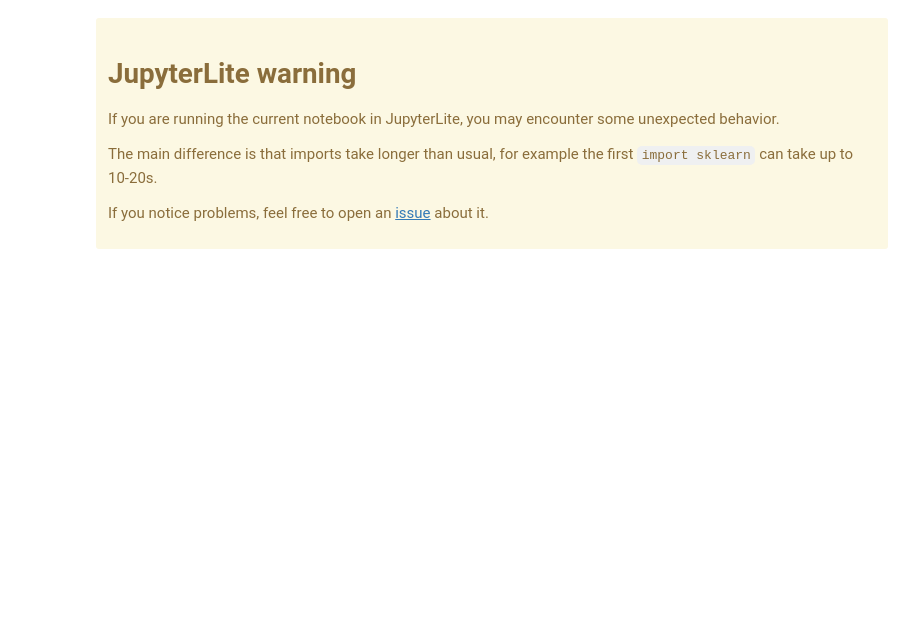
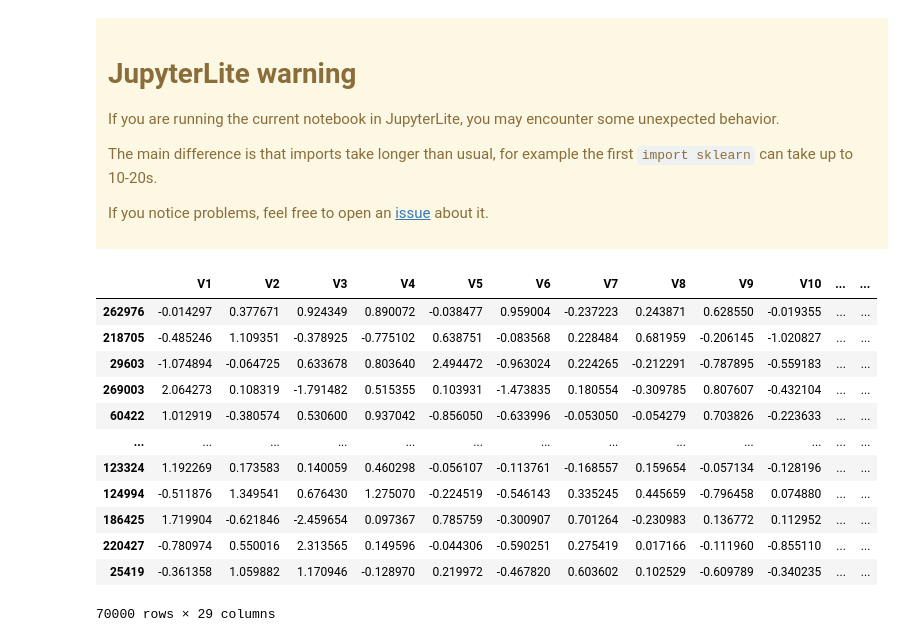
Before and after one commit to probabl-ai/youtube-appendix, a Jupyter notebook: 12-curse/optimizers-curse.ipynb, the cells around one changed output. Saved outputs shown, nothing was run; the diff lists cells and outputs as text; code cells hidden in the pictures; blank space fills up the shorter version.

```diff
--- a/12-curse/optimizers-curse.ipynb
+++ b/12-curse/optimizers-curse.ipynb
@@ -10,13 +10,35 @@ The main difference is that imports take longer than usual, for example the firs
 If you notice problems, feel free to open an [issue](https://github.com/probabl-ai/youtube-appendix/issues/new/choose) about it.
 </div>
 # %%
-%pip install sklego pyodide-http
+%pip install pyodide-http
 import pyodide_http
-from sklego.datasets import fetch_creditcard
+import numpy as np
+from sklearn.datasets import fetch_openml
 
 pyodide_http.patch_all()
-X, y = fetch_creditcard(return_X_y=True)
-X
+X, y = fetch_openml(data_id=1597, return_X_y=True)
+
+# Subsample the dataset to speed up this demo notebook
+n_samples = len(X)
+rng = np.random.default_rng(seed=42)
+indices = rng.choice(n_samples, size=70_000, replace=False)
+X_subsampled = X.iloc[indices]
+y_subsampled = y.iloc[indices]
+X_subsampled
+# %% [output]
+|  | V1 | V2 | V3 | V4 | V5 | V6 | V7 | V8 | V9 | V10 | ... | ... |
+| 262976 | -0.014297 | 0.377671 | 0.924349 | 0.890072 | -0.038477 | 0.959004 | -0.237223 | 0.243871 | 0.628550 | -0.019355 | ... | ... |
+| 218705 | -0.485246 | 1.109351 | -0.378925 | -0.775102 | 0.638751 | -0.083568 | 0.228484 | 0.681959 | -0.206145 | -1.020827 | ... | ... |
+| 29603 | -1.074894 | -0.064725 | 0.633678 | 0.803640 | 2.494472 | -0.963024 | 0.224265 | -0.212291 | -0.787895 | -0.559183 | ... | ... |
+| 269003 | 2.064273 | 0.108319 | -1.791482 | 0.515355 | 0.103931 | -1.473835 | 0.180554 | -0.309785 | 0.807607 | -0.432104 | ... | ... |
+| 60422 | 1.012919 | -0.380574 | 0.530600 | 0.937042 | -0.856050 | -0.633996 | -0.053050 | -0.054279 | 0.703826 | -0.223633 | ... | ... |
+| ... | ... | ... | ... | ... | ... | ... | ... | ... | ... | ... | ... | ... |
+| 123324 | 1.192269 | 0.173583 | 0.140059 | 0.460298 | -0.056107 | -0.113761 | -0.168557 | 0.159654 | -0.057134 | -0.128196 | ... | ... |
+| 124994 | -0.511876 | 1.349541 | 0.676430 | 1.275070 | -0.224519 | -0.546143 | 0.335245 | 0.445659 | -0.796458 | 0.074880 | ... | ... |
+| 186425 | 1.719904 | -0.621846 | -2.459654 | 0.097367 | 0.785759 | -0.300907 | 0.701264 | -0.230983 | 0.136772 | 0.112952 | ... | ... |
+| 220427 | -0.780974 | 0.550016 | 2.313565 | 0.149596 | -0.044306 | -0.590251 | 0.275419 | 0.017166 | -0.111960 | -0.855110 | ... | ... |
+| 25419 | -0.361358 | 1.059882 | 1.170946 | -0.128970 | 0.219972 | -0.467820 | 0.603602 | 0.102529 | -0.609789 | -0.340235 | ... | ... |
+70000 rows × 29 columns
 # %%
 import numpy as np
 from sklearn.model_selection import GridSearchCV
```
Also changed, not shown: parts of 11 cells of this notebook.
